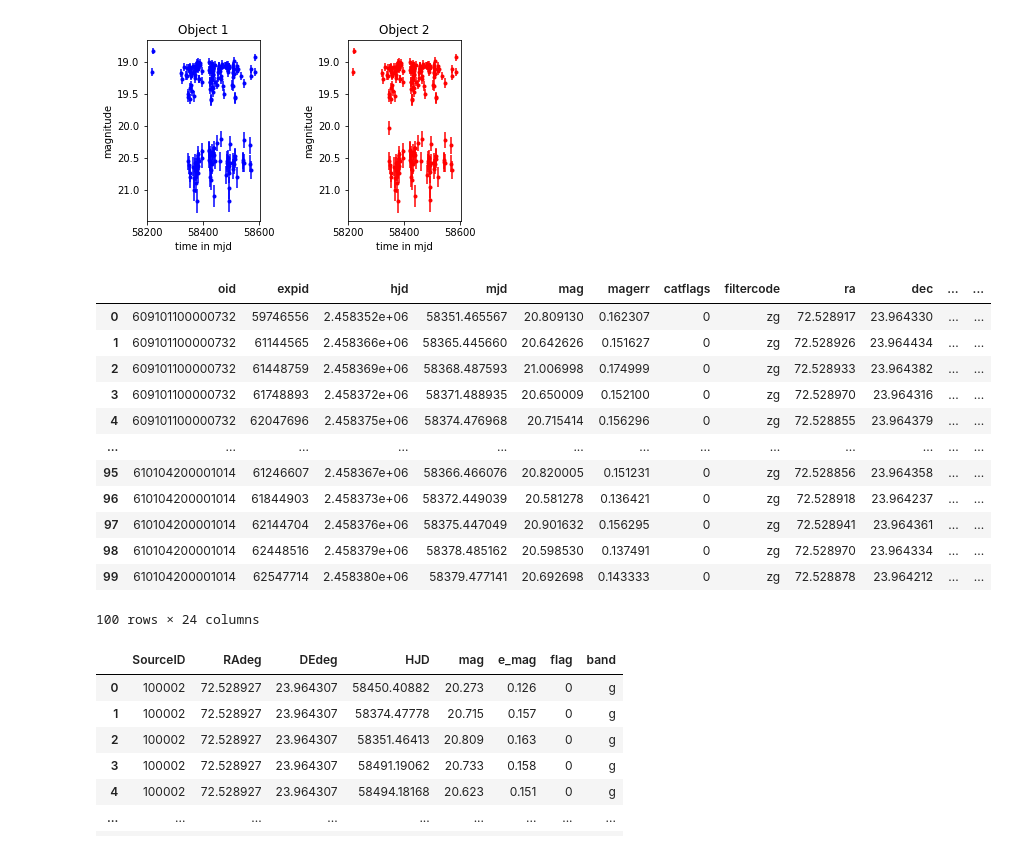
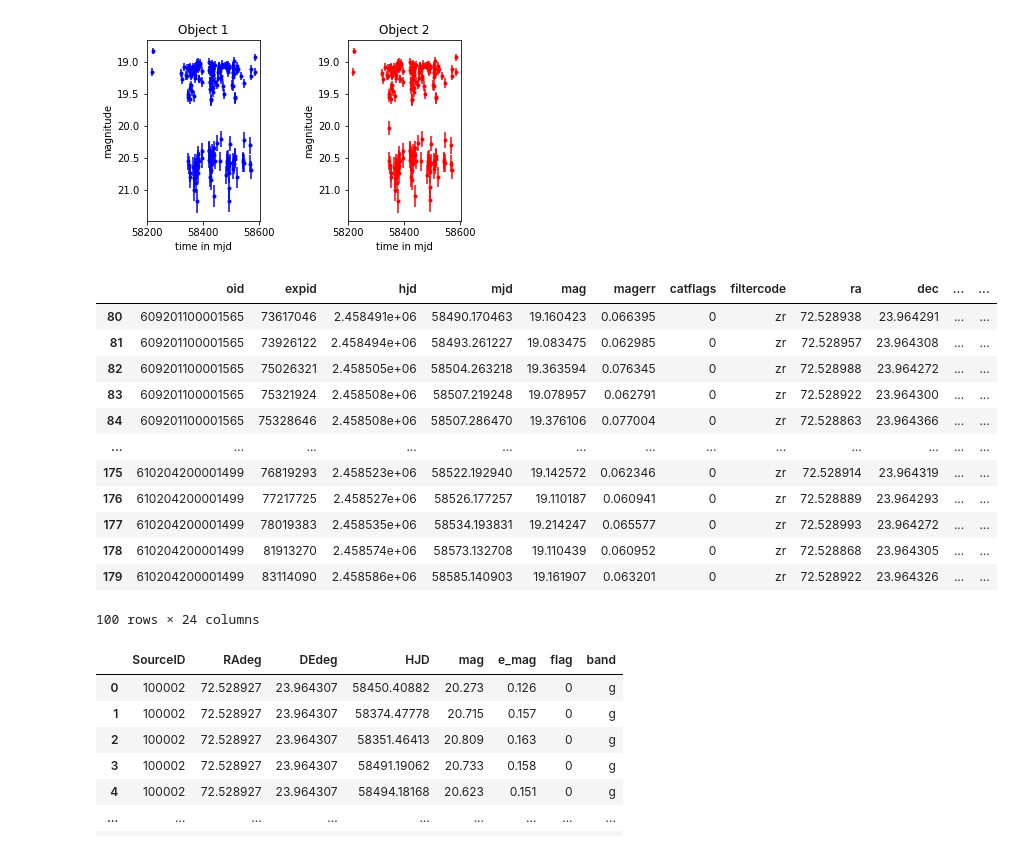
Before and after one commit to truptimr/UCSD-MLE-ZTF, a Jupyter notebook: notebooks/test_routines.ipynb, the cells around one changed output. Saved outputs shown, nothing was run; the diff lists cells and outputs as text; code cells hidden in the pictures.

```diff
--- a/notebooks/test_routines.ipynb
+++ b/notebooks/test_routines.ipynb
@@ -145,20 +145,20 @@ plt.show()
 # %% [output]
 [figure]
 # %%
-data1.head(100)
+data1.tail(100)
 # %% [output]
 |  | oid | expid | hjd | mjd | mag | magerr | catflags | filtercode | ra | dec | ... | ... |
-| 0 | 609101100000732 | 59746556 | 2.458352e+06 | 58351.465567 | 20.809130 | 0.162307 | 0 | zg | 72.528917 | 23.964330 | ... | ... |
-| 1 | 609101100000732 | 61144565 | 2.458366e+06 | 58365.445660 | 20.642626 | 0.151627 | 0 | zg | 72.528926 | 23.964434 | ... | ... |
-| 2 | 609101100000732 | 61448759 | 2.458369e+06 | 58368.487593 | 21.006998 | 0.174999 | 0 | zg | 72.528933 | 23.964382 | ... | ... |
-| 3 | 609101100000732 | 61748893 | 2.458372e+06 | 58371.488935 | 20.650009 | 0.152100 | 0 | zg | 72.528970 | 23.964316 | ... | ... |
-| 4 | 609101100000732 | 62047696 | 2.458375e+06 | 58374.476968 | 20.715414 | 0.156296 | 0 | zg | 72.528855 | 23.964379 | ... | ... |
+| 80 | 609201100001565 | 73617046 | 2.458491e+06 | 58490.170463 | 19.160423 | 0.066395 | 0 | zr | 72.528938 | 23.964291 | ... | ... |
+| 81 | 609201100001565 | 73926122 | 2.458494e+06 | 58493.261227 | 19.083475 | 0.062985 | 0 | zr | 72.528957 | 23.964308 | ... | ... |
+| 82 | 609201100001565 | 75026321 | 2.458505e+06 | 58504.263218 | 19.363594 | 0.076345 | 0 | zr | 72.528988 | 23.964272 | ... | ... |
+| 83 | 609201100001565 | 75321924 | 2.458508e+06 | 58507.219248 | 19.078957 | 0.062791 | 0 | zr | 72.528922 | 23.964300 | ... | ... |
+| 84 | 609201100001565 | 75328646 | 2.458508e+06 | 58507.286470 | 19.376106 | 0.077004 | 0 | zr | 72.528863 | 23.964366 | ... | ... |
 | ... | ... | ... | ... | ... | ... | ... | ... | ... | ... | ... | ... | ... |
-| 95 | 610104200001014 | 61246607 | 2.458367e+06 | 58366.466076 | 20.820005 | 0.151231 | 0 | zg | 72.528856 | 23.964358 | ... | ... |
-| 96 | 610104200001014 | 61844903 | 2.458373e+06 | 58372.449039 | 20.581278 | 0.136421 | 0 | zg | 72.528918 | 23.964237 | ... | ... |
-| 97 | 610104200001014 | 62144704 | 2.458376e+06 | 58375.447049 | 20.901632 | 0.156295 | 0 | zg | 72.528941 | 23.964361 | ... | ... |
-| 98 | 610104200001014 | 62448516 | 2.458379e+06 | 58378.485162 | 20.598530 | 0.137491 | 0 | zg | 72.528970 | 23.964334 | ... | ... |
-| 99 | 610104200001014 | 62547714 | 2.458380e+06 | 58379.477141 | 20.692698 | 0.143333 | 0 | zg | 72.528878 | 23.964212 | ... | ... |
+| 175 | 610204200001499 | 76819293 | 2.458523e+06 | 58522.192940 | 19.142572 | 0.062346 | 0 | zr | 72.528914 | 23.964319 | ... | ... |
+| 176 | 610204200001499 | 77217725 | 2.458527e+06 | 58526.177257 | 19.110187 | 0.060941 | 0 | zr | 72.528889 | 23.964293 | ... | ... |
+| 177 | 610204200001499 | 78019383 | 2.458535e+06 | 58534.193831 | 19.214247 | 0.065577 | 0 | zr | 72.528993 | 23.964272 | ... | ... |
+| 178 | 610204200001499 | 81913270 | 2.458574e+06 | 58573.132708 | 19.110439 | 0.060952 | 0 | zr | 72.528868 | 23.964305 | ... | ... |
+| 179 | 610204200001499 | 83114090 | 2.458586e+06 | 58585.140903 | 19.161907 | 0.063201 | 0 | zr | 72.528922 | 23.964326 | ... | ... |
 100 rows × 24 columns
 # %%
 data2.head(100)
```
Also changed, not shown: parts of 9 cells of this notebook.
